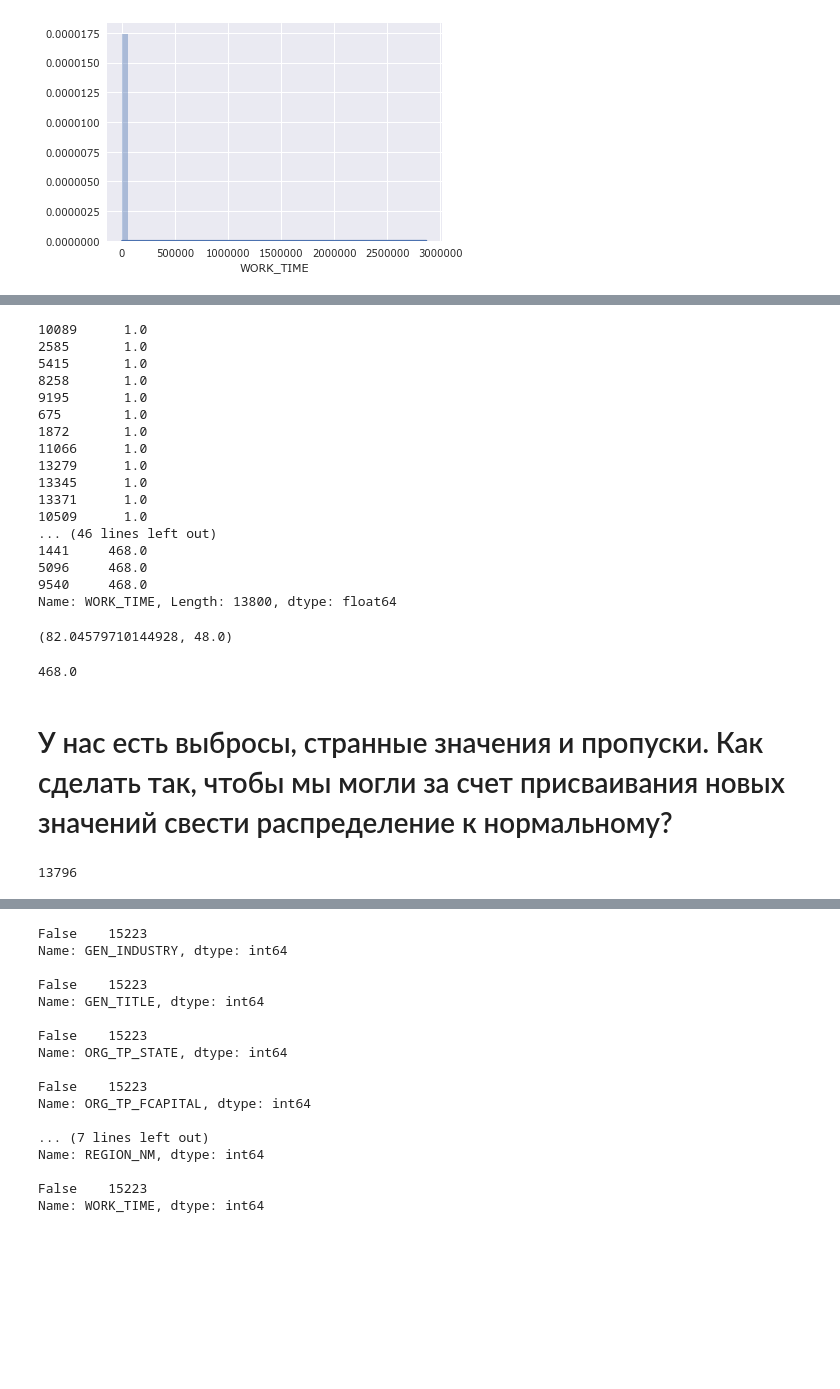
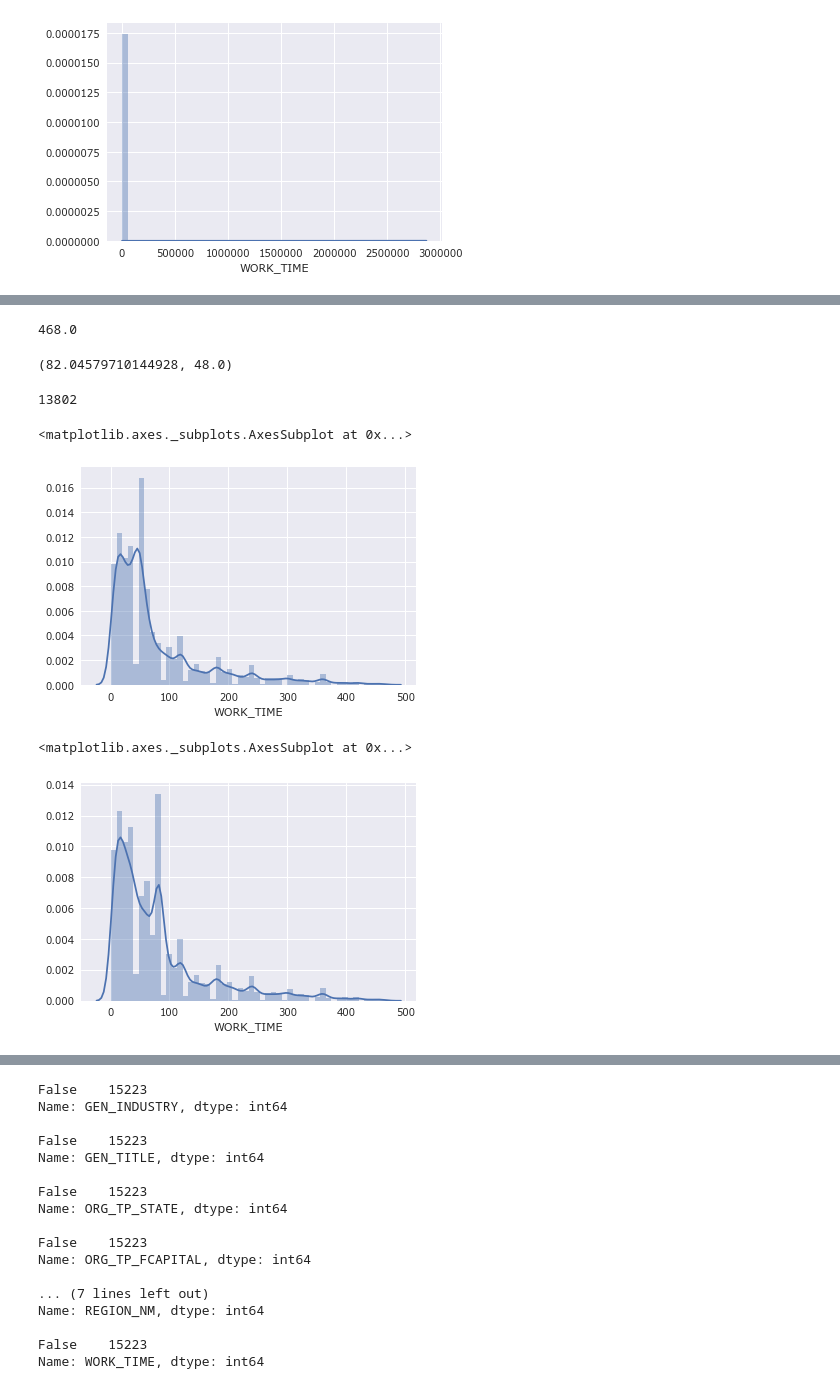
Before and after one commit to BobaZooba/RoadToDataScientist, a Jupyter notebook: contests/OTP_bank/1 OTP Bank Contest - Exploratory Analysis and Data Preprocessing.ipynb, the cells around one changed output, grey strips where cells are left out. Drawn from its saved outputs; the diff is of its cells as text; code cells hidden in the pictures; blank space fills up the shorter version.

```diff
--- a/contests/OTP_bank/1 OTP Bank Contest - Exploratory Analysis and Data Preprocessing.ipynb
+++ b/contests/OTP_bank/1 OTP Bank Contest - Exploratory Analysis and Data Preprocessing.ipynb
@@ -437,37 +318,25 @@ sns.distplot(data['WORK_TIME'].dropna().sort_values()[:13000].dropna())
 # %%
-data['WORK_TIME'].dropna().sort_values()[:13800]
+max(data['WORK_TIME'].dropna().sort_values()[:13800])
 # %% [output]
-10089      1.0
-2585       1.0
-5415       1.0
-8258       1.0
-9195       1.0
-675        1.0
-1872       1.0
-11066      1.0
-13279      1.0
-13345      1.0
-13371      1.0
-10509      1.0
-... (46 lines left out)
-1441     468.0
-5096     468.0
-9540     468.0
-Name: WORK_TIME, Length: 13800, dtype: float64
+468.0
 # %%
 data['WORK_TIME'].dropna().sort_values()[:13800].mean(), data['WORK_TIME'].dropna().sort_values()[:13800].median()
 # %% [output]
 (82.04579710144928, 48.0)
-# %%
-heuristic_max = max(data['WORK_TIME'].dropna().sort_values()[:13800])
-heuristic_max
-# %% [output]
-468.0
-# %% [markdown]
-# У нас есть выбросы, странные значения и пропуски. Как сделать так, чтобы мы могли за счет присваивания новых значений свести распределение к нормальному?
 # %%
-data.at[data['WORK_TIME'] >= 468, 'WORK_TIME'] = np.NaN
+data.at[data['WORK_TIME'] > 468, 'WORK_TIME'] = np.NaN
 len(data['WORK_TIME'].dropna())
+# стало не слишком больше пропущенных значений
 # %% [output]
-13796
+13802
+# %%
+sns.distplot(data['WORK_TIME'].fillna(data['WORK_TIME'].dropna().median()))
+# %% [output]
+<matplotlib.axes._subplots.AxesSubplot at 0x...>
+[figure, added]
+# %%
+sns.distplot(data['WORK_TIME'].fillna(data['WORK_TIME'].dropna().mean()))
+# %% [output]
+<matplotlib.axes._subplots.AxesSubplot at 0x...>
+[figure, added]
 # %%
```
Also changed, not shown: parts of 100 cells of this notebook, 17 other files.
